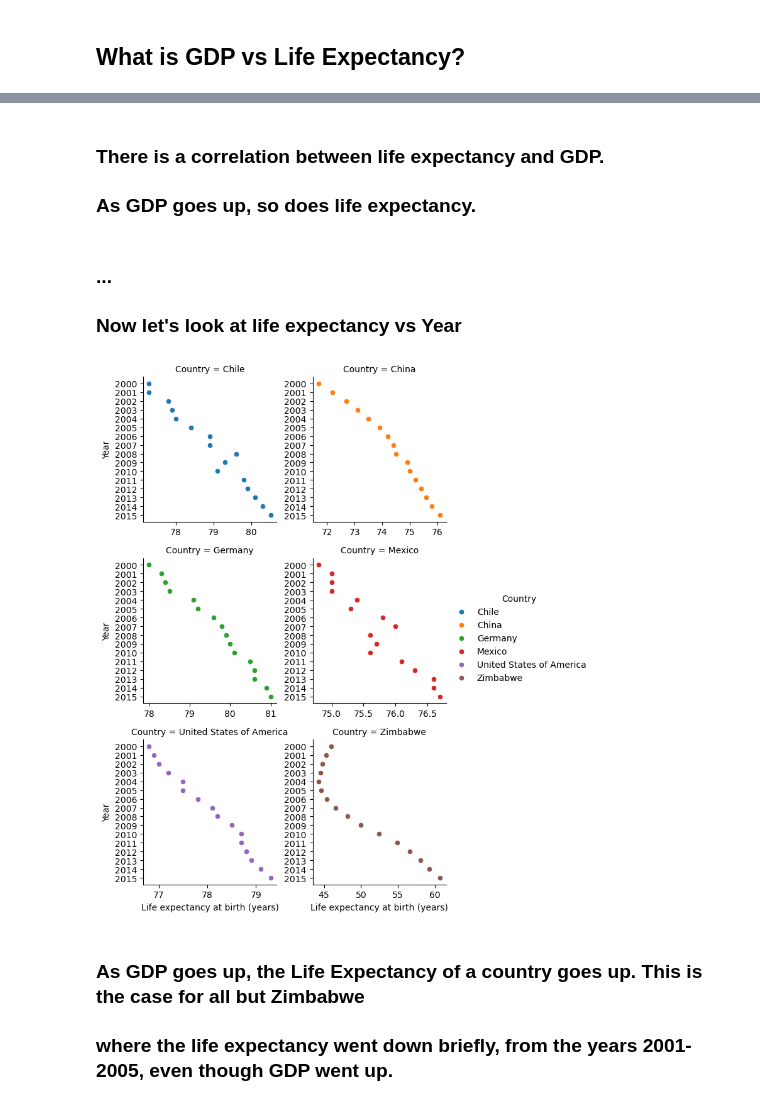
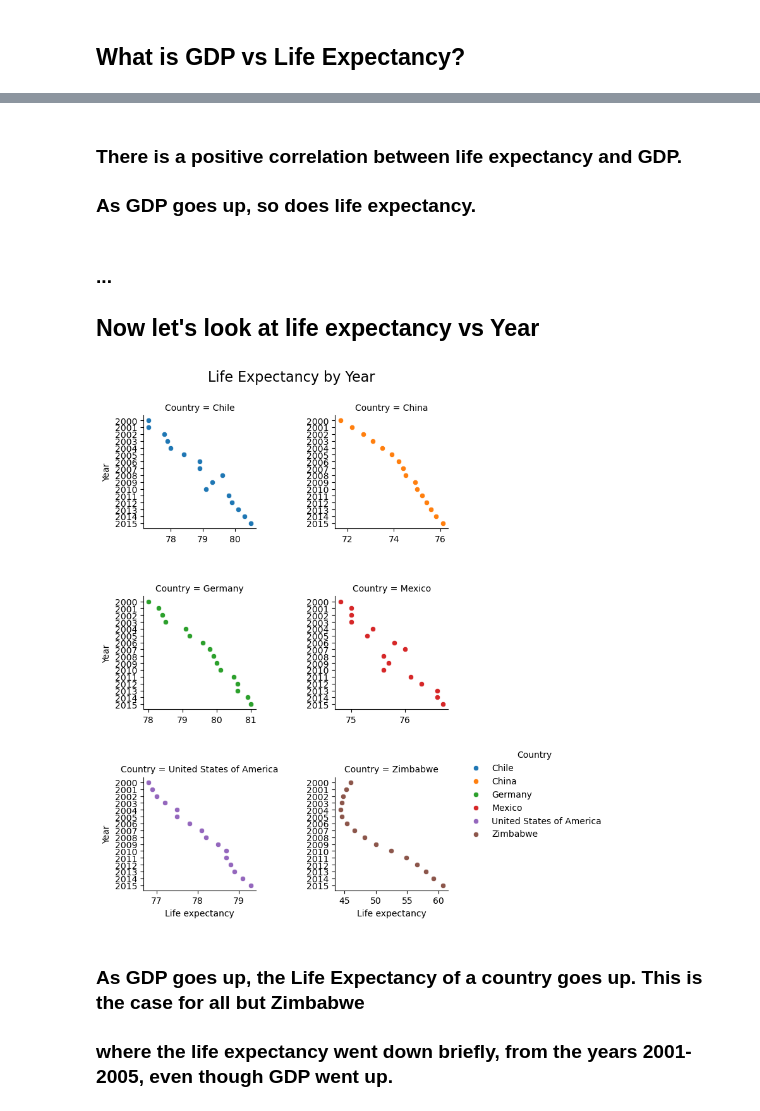
Before and after one commit to Script-Whiz/LifeExpectancy, a Jupyter notebook: life_expectancy_gdp_final.ipynb, the cells around one changed output, grey strips where cells are left out. Drawn from its saved outputs; the diff is of its cells as text; code cells hidden in the pictures.

```diff
--- a/life_expectancy_gdp_final.ipynb
+++ b/life_expectancy_gdp_final.ipynb
@@ -407,19 +412,23 @@ graph = (graph.map(sns.scatterplot,"LE", "GDP_dec")
-# %% [markdown]
-### There is a correlation between life expectancy and GDP. ###
-### As GDP goes up, so does life expectancy. ###
-# %% [markdown]
-### ... ###
-### Now let's look at life expectancy vs Year ###
+# %% [markdown]
+### There is a positive correlation between life expectancy and GDP. ###
+### As GDP goes up, so does life expectancy. ###
+# %% [markdown]
+### ... ###
+## Now let's look at life expectancy vs Year ##
 # %%
 
 graph = sns.FacetGrid(df, col="Country", col_wrap=2,
                       hue = "Country", sharey = False, sharex = False)
 #df['Year'] = df['Year'].astype(str).apply(lambda x: x.replace('.0',''))
 graph = (graph.map(sns.scatterplot,"LE", "Year")
-         .add_legend()
-         .set_axis_labels("Life expectancy at birth (years)", "Year"));
+         .add_legend(bbox_to_anchor=(1.02, 0.15), loc='lower right', borderaxespad=0)
+         .set_axis_labels("Life expectancy", "Year"));
+plt.subplots_adjust(hspace=0.6, wspace=0.7)
+
+graph.fig.suptitle('Life Expectancy by Year                   ', size=16)
+graph.fig.subplots_adjust(top=.9)
 # %% [output]
-[figure, old version]
+[figure, new version]
 # %% [markdown]
 ### As GDP goes up, the Life Expectancy of a country goes up.  This is the case for all but Zimbabwe ###
 ### where the life expectancy went down briefly, from the years 2001-2005, even though GDP went up. ###
```
Also changed, not shown: parts of 18 cells of this notebook.
